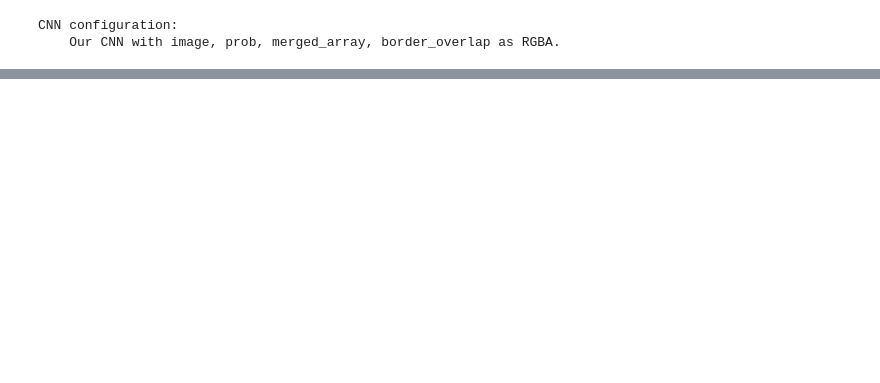
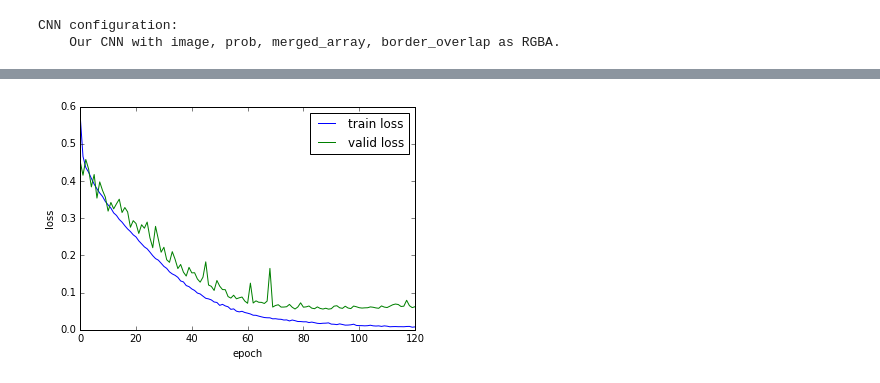
Before and after one commit to SrutiBh/mlproof, a Jupyter notebook: RGBA_image_prob_mergedarray_borderoverlap.ipynb, the cells around one changed output, grey strips where cells are left out. Saved outputs shown, nothing was run; the diff lists cells and outputs as text; code cells hidden in the pictures; blank space fills up the shorter version.

```diff
--- a/RGBA_image_prob_mergedarray_borderoverlap.ipynb
+++ b/RGBA_image_prob_mergedarray_borderoverlap.ipynb
@@ -57,0 +86,4 @@ cnn = cnn.fit(X_train_rgba, y_train)
+# %%
+# this is the plot on cylinder_small1 without regularization
+plot_loss(cnn)
+# %% [output]
@@ -57,0 +91 @@ cnn = cnn.fit(X_train_rgba, y_train)
+[figure, added]
```
Also changed, not shown: parts of 9 cells of this notebook, 3 other files.
